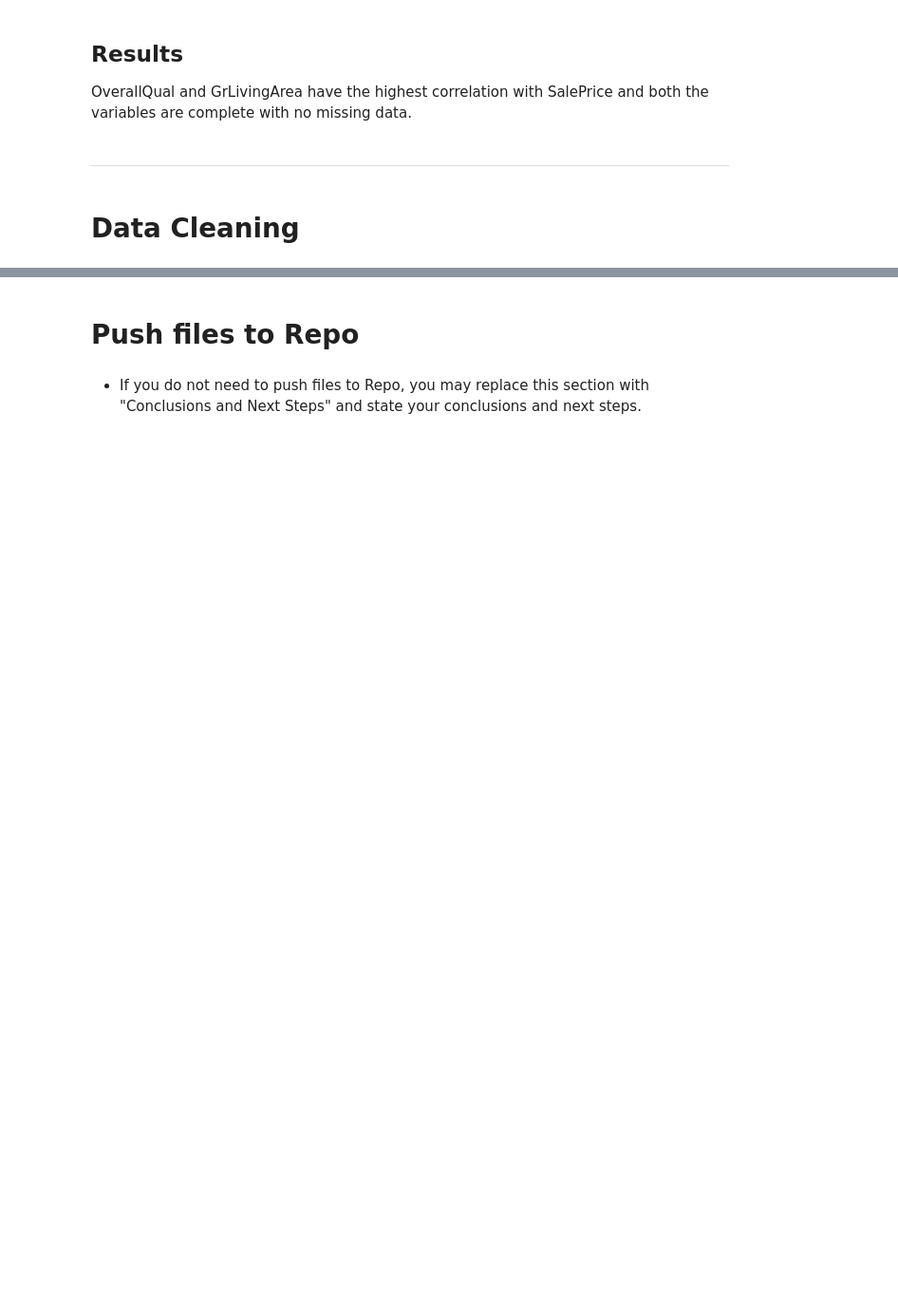
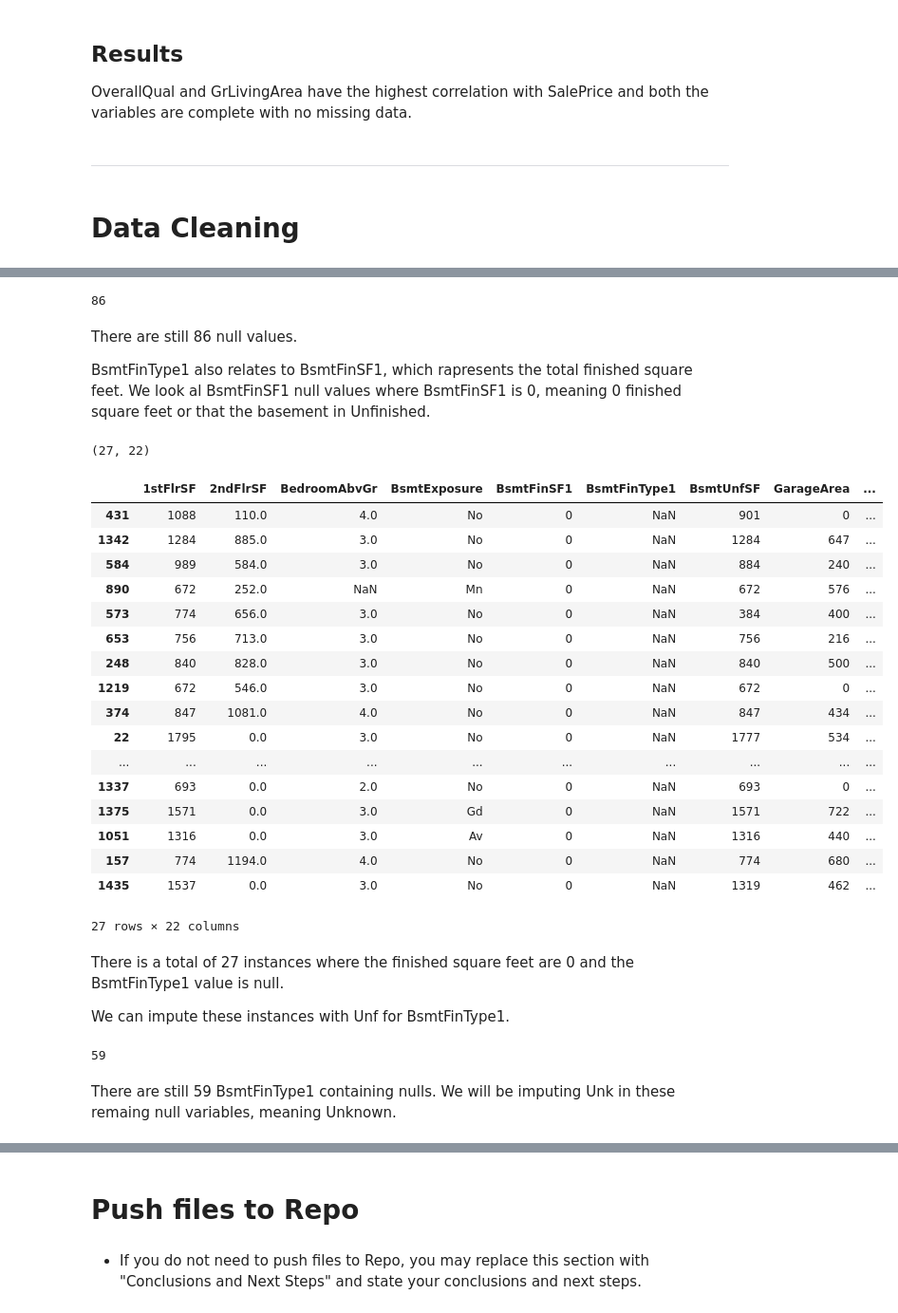
Before and after one commit to totes7/project-portfolio-5, a Jupyter notebook: jupyter_notebooks/03 - DataCleaning.ipynb, the cells around one changed output, grey strips where cells are left out. Shown at 95% size. Saved outputs shown, nothing was run; the diff lists cells and outputs as text; code cells hidden in the pictures; blank space fills up the shorter version.

```diff
--- a/jupyter_notebooks/03 - DataCleaning.ipynb
+++ b/jupyter_notebooks/03 - DataCleaning.ipynb
@@ -207,0 +466,3 @@ OverallQual and GrLivingArea have the highest correlation with SalePrice and bot
+# %%
+query = (TrainSet.GarageArea == 0) & (TrainSet['GarageFinish'].isnull())
+TrainSet['GarageFinish'] = np.where(query, 'None', TrainSet['GarageFinish'])
@@ -207,0 +473,7 @@ OverallQual and GrLivingArea have the highest correlation with SalePrice and bot
+# %%
+pipeline = Pipeline([
+      ( 'categorical_imputer', CategoricalImputer(imputation_method='missing',
+                                                  fill_value='Unf',
+                                                  variables=['GarageFinish']) )
+])
+pipeline
@@ -207,0 +484,5 @@ OverallQual and GrLivingArea have the highest correlation with SalePrice and bot
+# %%
+
+pipeline.fit(TrainSet)
+
+TrainSet, TestSet = pipeline.transform(TrainSet), pipeline.transform(TestSet)
@@ -207,0 +534,39 @@ OverallQual and GrLivingArea have the highest correlation with SalePrice and bot
+# %%
+query = (TrainSet.BsmtExposure == 'None') & (TrainSet['BsmtFinType1'].isnull())
+TrainSet['BsmtFinType1'] = np.where(query, 'None', TrainSet['BsmtFinType1'])
+# %%
+TrainSet['BsmtFinType1'].isna().sum()
+# %% [output]
+86
+# %% [markdown]
+There are still 86 null values.
+
+BsmtFinType1 also relates to BsmtFinSF1, which rapresents the total finished square feet. We look al BsmtFinSF1 null values where BsmtFinSF1 is 0, meaning 0 finished square feet or that the basement in Unfinished.
+# %%
+df_temp = TrainSet[TrainSet['BsmtFinType1'].isna()].query('BsmtFinSF1==0').sort_values(by=['BsmtFinSF1'])
+print(df_temp.shape)
+df_temp
+# %% [output]
+(27, 22)
+|  | 1stFlrSF | 2ndFlrSF | BedroomAbvGr | BsmtExposure | BsmtFinSF1 | BsmtFinType1 | BsmtUnfSF | GarageArea | ... |
+| 431 | 1088 | 110.0 | 4.0 | No | 0 | NaN | 901 | 0 | ... |
+| 1342 | 1284 | 885.0 | 3.0 | No | 0 | NaN | 1284 | 647 | ... |
+| 584 | 989 | 584.0 | 3.0 | No | 0 | NaN | 884 | 240 | ... |
+| 890 | 672 | 252.0 | NaN | Mn | 0 | NaN | 672 | 576 | ... |
+| 573 | 774 | 656.0 | 3.0 | No | 0 | NaN | 384 | 400 | ... |
+| 653 | 756 | 713.0 | 3.0 | No | 0 | NaN | 756 | 216 | ... |
+| 248 | 840 | 828.0 | 3.0 | No | 0 | NaN | 840 | 500 | ... |
+| 1219 | 672 | 546.0 | 3.0 | No | 0 | NaN | 672 | 0 | ... |
+| 374 | 847 | 1081.0 | 4.0 | No | 0 | NaN | 847 | 434 | ... |
+| 22 | 1795 | 0.0 | 3.0 | No | 0 | NaN | 1777 | 534 | ... |
+| ... | ... | ... | ... | ... | ... | ... | ... | ... | ... |
+| 1337 | 693 | 0.0 | 2.0 | No | 0 | NaN | 693 | 0 | ... |
+| 1375 | 1571 | 0.0 | 3.0 | Gd | 0 | NaN | 1571 | 722 | ... |
+| 1051 | 1316 | 0.0 | 3.0 | Av | 0 | NaN | 1316 | 440 | ... |
+| 157 | 774 | 1194.0 | 4.0 | No | 0 | NaN | 774 | 680 | ... |
+| 1435 | 1537 | 0.0 | 3.0 | No | 0 | NaN | 1319 | 462 | ... |
+27 rows × 22 columns
+# %% [markdown]
+There is a total of 27 instances where the finished square feet are 0 and the BsmtFinType1 value is null.
+
+We can impute these instances with Unf for BsmtFinType1.
@@ -207,0 +576,6 @@ OverallQual and GrLivingArea have the highest correlation with SalePrice and bot
+# %%
+TrainSet['BsmtFinType1'].isna().sum()
+# %% [output]
+59
+# %% [markdown]
+There are still 59 BsmtFinType1 containing nulls. We will be imputing Unk in these remaing null variables, meaning Unknown.
```
Also changed, not shown: parts of 55 cells of this notebook.
